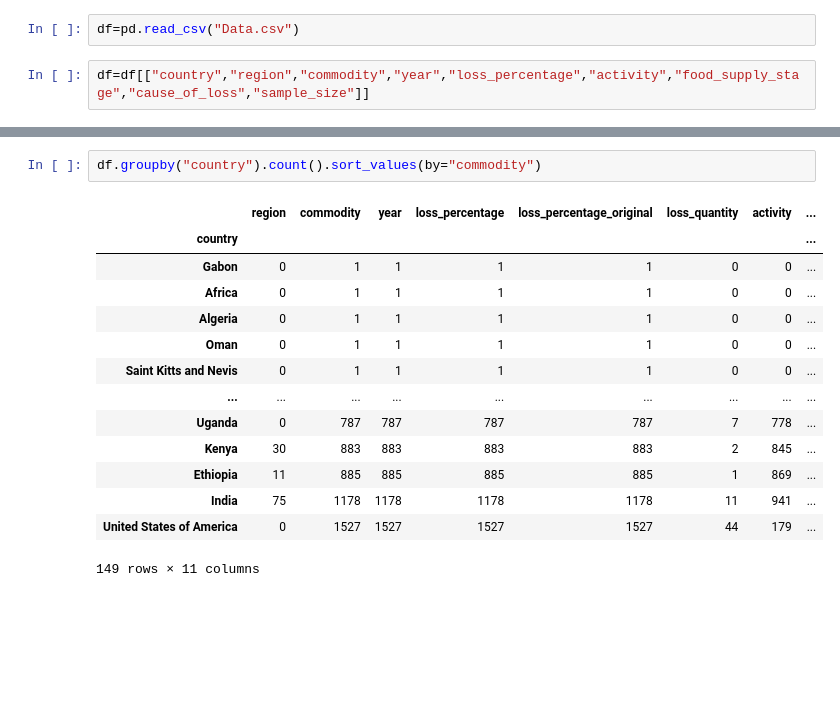
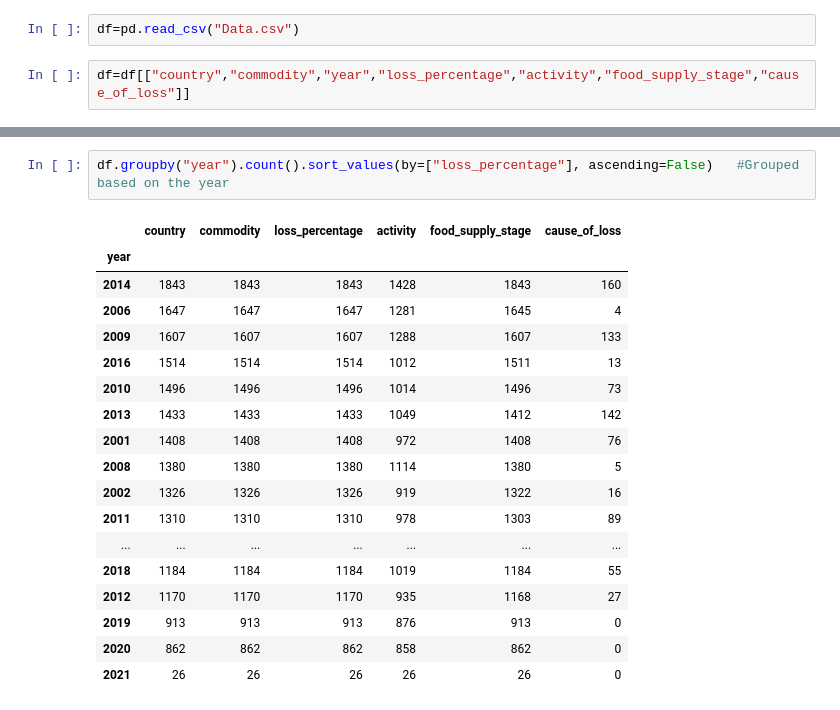
Before and after one commit to murathansygl/Food-Supply-Chain, a Jupyter notebook: eda.ipynb, the cells around one changed output, grey strips where cells are left out. Saved outputs shown, nothing was run; the diff lists cells and outputs as text; blank space fills up the shorter version.

```diff
--- a/eda.ipynb
+++ b/eda.ipynb
@@ -4,7 +4,7 @@ import numpy as np
 # %%
 df=pd.read_csv("Data.csv")
 # %%
-df=df[["country","region","commodity","year","loss_percentage","activity","food_supply_stage","cause_of_loss","sample_size"]]
+df=df[["country","commodity","year","loss_percentage","activity","food_supply_stage","cause_of_loss"]]
 # %%
 df
 # %% [output]
@@ -78,17 +77,21 @@ df.groupby("region").count().sort_values(by="commodity")
 # %%
-df.groupby("country").count().sort_values(by="commodity")
+df.groupby("year").count().sort_values(by=["loss_percentage"], ascending=False)   #Grouped based on the year
 # %% [output]
-|  | region | commodity | year | loss_percentage | loss_percentage_original | loss_quantity | activity | ... |
-| country |  |  |  |  |  |  |  | ... |
-| Gabon | 0 | 1 | 1 | 1 | 1 | 0 | 0 | ... |
-| Africa | 0 | 1 | 1 | 1 | 1 | 0 | 0 | ... |
-| Algeria | 0 | 1 | 1 | 1 | 1 | 0 | 0 | ... |
-| Oman | 0 | 1 | 1 | 1 | 1 | 0 | 0 | ... |
-| Saint Kitts and Nevis | 0 | 1 | 1 | 1 | 1 | 0 | 0 | ... |
-| ... | ... | ... | ... | ... | ... | ... | ... | ... |
-| Uganda | 0 | 787 | 787 | 787 | 787 | 7 | 778 | ... |
-| Kenya | 30 | 883 | 883 | 883 | 883 | 2 | 845 | ... |
-| Ethiopia | 11 | 885 | 885 | 885 | 885 | 1 | 869 | ... |
-| India | 75 | 1178 | 1178 | 1178 | 1178 | 11 | 941 | ... |
-| United States of America | 0 | 1527 | 1527 | 1527 | 1527 | 44 | 179 | ... |
+|  | country | commodity | loss_percentage | activity | food_supply_stage | cause_of_loss |
+| year |  |  |  |  |  |  |
+| 2014 | 1843 | 1843 | 1843 | 1428 | 1843 | 160 |
+| 2006 | 1647 | 1647 | 1647 | 1281 | 1645 | 4 |
+| 2009 | 1607 | 1607 | 1607 | 1288 | 1607 | 133 |
+| 2016 | 1514 | 1514 | 1514 | 1012 | 1511 | 13 |
+| 2010 | 1496 | 1496 | 1496 | 1014 | 1496 | 73 |
+| 2013 | 1433 | 1433 | 1433 | 1049 | 1412 | 142 |
+| 2001 | 1408 | 1408 | 1408 | 972 | 1408 | 76 |
+| 2008 | 1380 | 1380 | 1380 | 1114 | 1380 | 5 |
+| 2002 | 1326 | 1326 | 1326 | 919 | 1322 | 16 |
+| 2011 | 1310 | 1310 | 1310 | 978 | 1303 | 89 |
+| ... | ... | ... | ... | ... | ... | ... |
+| 2018 | 1184 | 1184 | 1184 | 1019 | 1184 | 55 |
+| 2012 | 1170 | 1170 | 1170 | 935 | 1168 | 27 |
+| 2019 | 913 | 913 | 913 | 876 | 913 | 0 |
+| 2020 | 862 | 862 | 862 | 858 | 862 | 0 |
+| 2021 | 26 | 26 | 26 | 26 | 26 | 0 |
-149 rows × 11 columns
```
Also changed, not shown: parts of 20 cells of this notebook.
